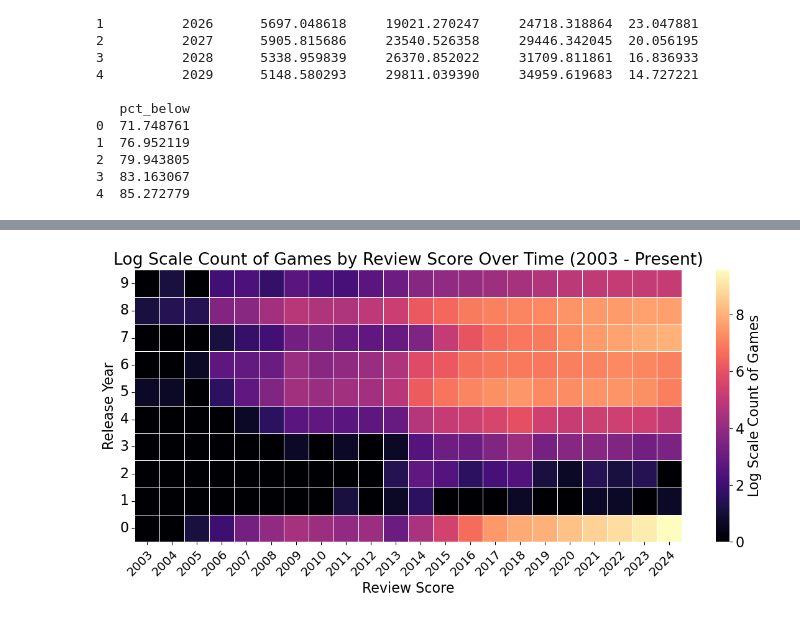
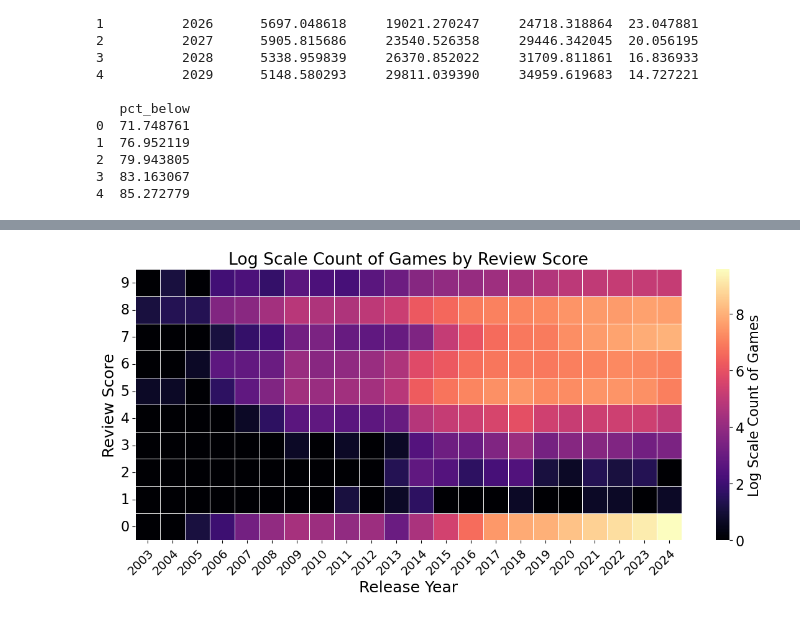
Before and after one commit to KianBahia/Steam-Data-Science-Report, a Jupyter notebook: attempt2.ipynb, the cells around one changed output, grey strips where cells are left out. Saved outputs shown, nothing was run; the diff lists cells and outputs as text; code cells hidden in the pictures.

```diff
--- a/attempt2.ipynb
+++ b/attempt2.ipynb
@@ -536,34 +632,34 @@ df_filtered = df_merged[df_merged['release_year'] >= 2003]
 # Convert review_score to integer
 df_filtered['review_score'] = df_filtered['review_score'].astype(int)
 
 # Group by review score and year, count occurrences
 heatmap_data = df_filtered.groupby(['review_score', 'release_year']).size().unstack(fill_value=0)
 
 # Log scale heatmap
 plt.figure(figsize=(12, 6))
 log_heatmap_data = np.log1p(heatmap_data)
 ax = sns.heatmap(
     log_heatmap_data, cmap='magma', linewidths=0.5,
     cbar_kws={'label': 'Log Scale Count of Games'}
 )
-plt.ylabel("Release Year")
-plt.xlabel("Review Score")
-plt.title("Log Scale Count of Games by Review Score Over Time (2003 - Present)")
+plt.ylabel("Review Score", fontsize=18)
+plt.xlabel("Release Year", fontsize=18)
+plt.title("Log Scale Count of Games by Review Score")
 
 # Ensure y-axis labels are vertical
 plt.yticks(rotation=0)
 
 # Adjust x-axis tick labels
 plt.setp(ax.get_xticklabels(),
          rotation=45,
          ha='right',
          rotation_mode='anchor',
          va='top',
          fontsize=14)
 
 plt.gca().invert_yaxis()  # Invert the y-axis
 plt.tight_layout()
 plt.savefig('heatmap.pdf', format='pdf', bbox_inches='tight')
 plt.show()
 # %% [output]
-[figure, old version]
+[figure, new version]
```
Also changed, not shown: parts of 12 cells of this notebook, 6 other files.
